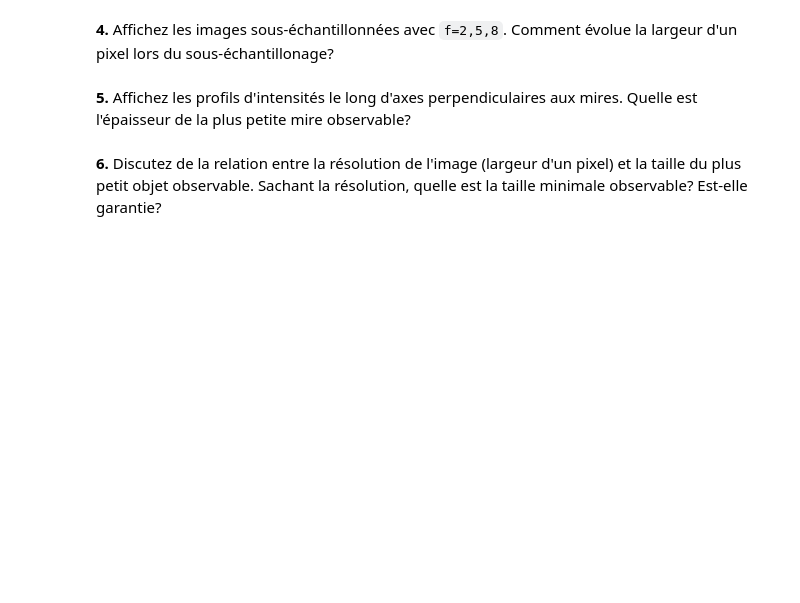
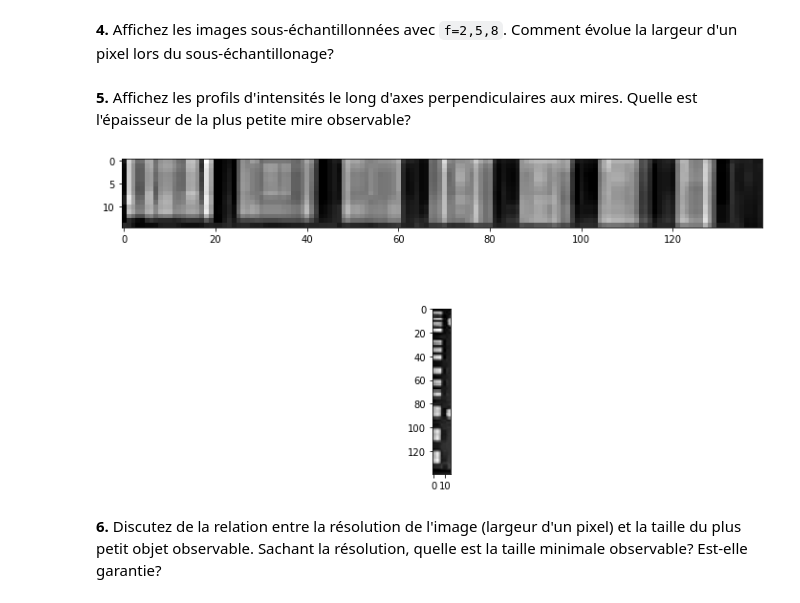
Before and after one commit to shuaisong9/Traitement_TP1, a Jupyter notebook: TP1/code/tp1_seance1.ipynb, the cells around one changed output. Drawn from its saved outputs; the diff is of its cells as text; code cells hidden in the pictures; blank space fills up the shorter version.

```diff
--- a/TP1/code/tp1_seance1.ipynb
+++ b/TP1/code/tp1_seance1.ipynb
@@ -36,6 +85,17 @@ def downsample(img, f):
 **5.** Affichez les profils d'intensités le long d'axes perpendiculaires aux mires. Quelle est l'épaisseur de la plus petite mire observable?
 # %%
 # Pour les deux profils vous pouvez prendre: y=201:341, x=200 et y=190, x=206:346.
+
+mires_horizontales = img[201:341, 200:215]
+mires_verticales = img[185:200, 206:346]
+
+fig, (ax1, ax2) = plt.subplots(2,1)
+ax1.imshow(mires_verticales, cmap='gray')
+ax2.imshow(mires_horizontales, cmap='gray')
+
+plt.show()
+# %% [output]
+[figure, added]
 # %% [markdown]
 **6.** Discutez de la relation entre la résolution de l'image (largeur d'un pixel) et la taille du plus petit objet observable. Sachant la résolution, quelle est la taille minimale observable? Est-elle garantie?
 # %% [markdown]
```
Also changed, not shown: parts of 7 cells of this notebook.
